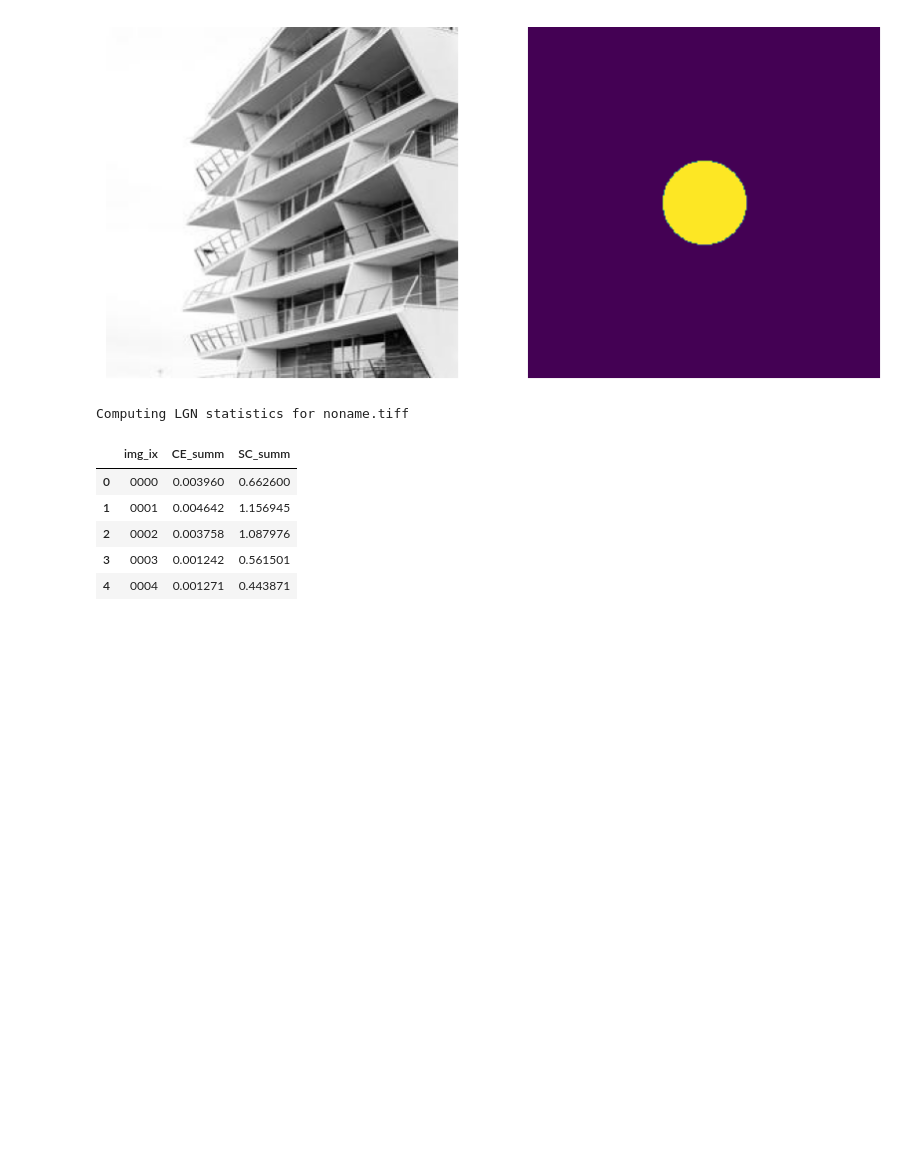
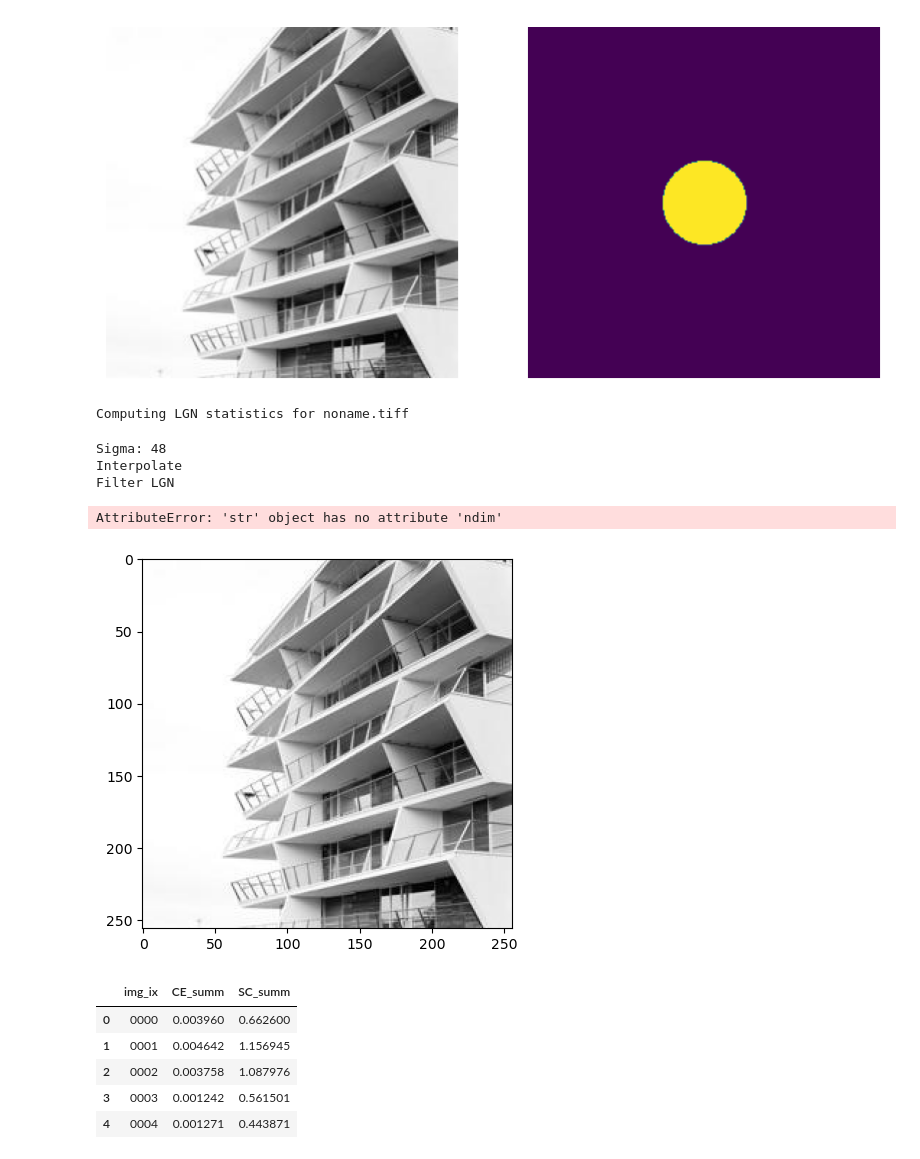
Before and after one commit to WiegerScheurer/spatpred, a Jupyter notebook: notebooks/alien_nbs/CFS_stimuli_contrast.ipynb, the cells around one changed output. Drawn from its saved outputs; the diff is of its cells as text; code cells hidden in the pictures; blank space fills up the shorter version.

```diff
--- a/notebooks/alien_nbs/CFS_stimuli_contrast.ipynb
+++ b/notebooks/alien_nbs/CFS_stimuli_contrast.ipynb
@@ -336,3 +623,23 @@ Computing LGN statistics for noname.tiff
+# %%
+lgn = LGN(config=config, default_config_path=f'./lgnpy/lgnpy/CEandSC/default_config.yml')
+
+
+plaatje = image_files[0]
+
+plt.imshow(cv2.imread(image_files[0]))
+
+
+par1, par2, par3, mag1, mag2, mag3 = get_edge_maps(im=plaatje, file_name='noname.tiff',
+                                                   threshold_lgn=threshold_lgn, verbose=True,
+                                                   force_recompute=True, cache=False,
+                                                   result_manager=False, lgn=lgn, results=True,
+                                                   IMTYPE=2, imsize=225)
+# %% [output]
+Sigma: 48
+Interpolate
+Filter LGN
+AttributeError: 'str' object has no attribute 'ndim'
+[figure, added]
 # %%
 
 contr_df
```
Also changed, not shown: parts of 11 cells of this notebook, 1 other file.
